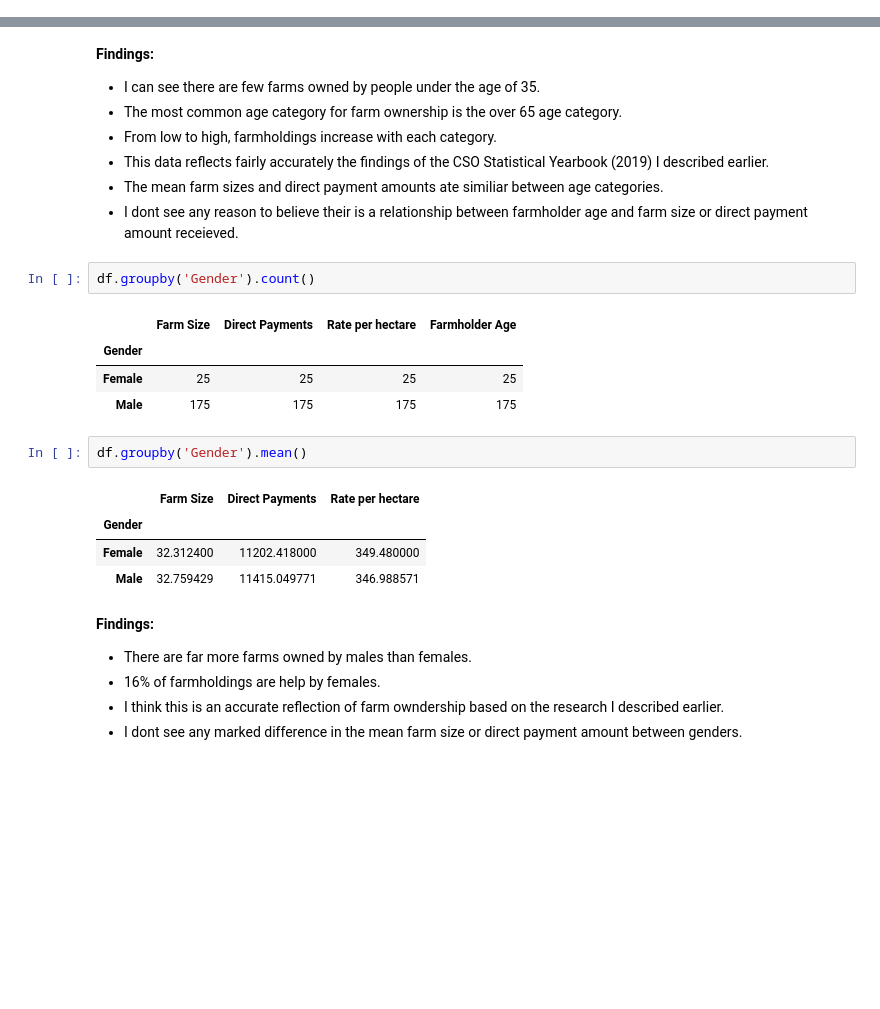
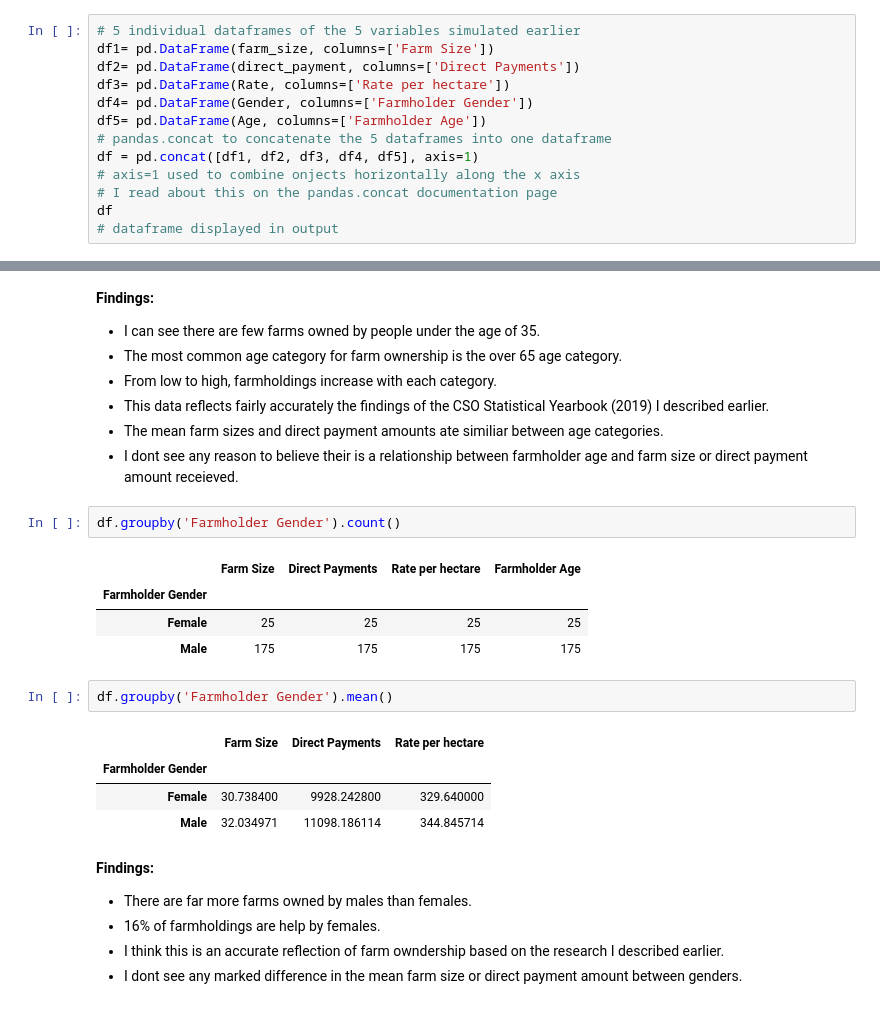
Before and after one commit to johndunne2019/PDA-Project-Data-Simulation, a Jupyter notebook: Data-Simulation.ipynb, the cells around one changed output, grey strips where cells are left out. Saved outputs shown, nothing was run; the diff lists cells and outputs as text; blank space fills up the shorter version.

Commit message:
pandas.concat to display all variables in one dataframe

```diff
--- a/Data-Simulation.ipynb
+++ b/Data-Simulation.ipynb
@@ -1013,0 +991,13 @@ df
+# %%
+# 5 individual dataframes of the 5 variables simulated earlier
+df1= pd.DataFrame(farm_size, columns=['Farm Size'])
+df2= pd.DataFrame(direct_payment, columns=['Direct Payments'])
+df3= pd.DataFrame(Rate, columns=['Rate per hectare'])
+df4= pd.DataFrame(Gender, columns=['Farmholder Gender'])
+df5= pd.DataFrame(Age, columns=['Farmholder Age'])
+# pandas.concat to concatenate the 5 dataframes into one dataframe
+df = pd.concat([df1, df2, df3, df4, df5], axis=1)
+# axis=1 used to combine onjects horizontally along the x axis
+# I read about this on the pandas.concat documentation page
+df
+# dataframe displayed in output
@@ -1054,19 +1063,19 @@ df.groupby('Farmholder Age').mean()
 * The mean farm sizes and direct payment amounts ate similiar between age categories.
 * I dont see any reason to believe their is a relationship between farmholder age and farm size or direct payment amount receieved.
 # %%
-df.groupby('Gender').count()
+df.groupby('Farmholder Gender').count()
 # %% [output]
 |  | Farm Size | Direct Payments | Rate per hectare | Farmholder Age |
-| Gender |  |  |  |  |
+| Farmholder Gender |  |  |  |  |
 | Female | 25 | 25 | 25 | 25 |
 | Male | 175 | 175 | 175 | 175 |
 # %%
-df.groupby('Gender').mean()
+df.groupby('Farmholder Gender').mean()
 # %% [output]
 |  | Farm Size | Direct Payments | Rate per hectare |
-| Gender |  |  |  |
-| Female | 32.312400 | 11202.418000 | 349.480000 |
-| Male | 32.759429 | 11415.049771 | 346.988571 |
+| Farmholder Gender |  |  |  |
+| Female | 30.738400 | 9928.242800 | 329.640000 |
+| Male | 32.034971 | 11098.186114 | 344.845714 |
 # %% [markdown]
 **Findings:**
 * There are far more farms owned by males than females.
```
Also changed, not shown: parts of 25 cells of this notebook.
